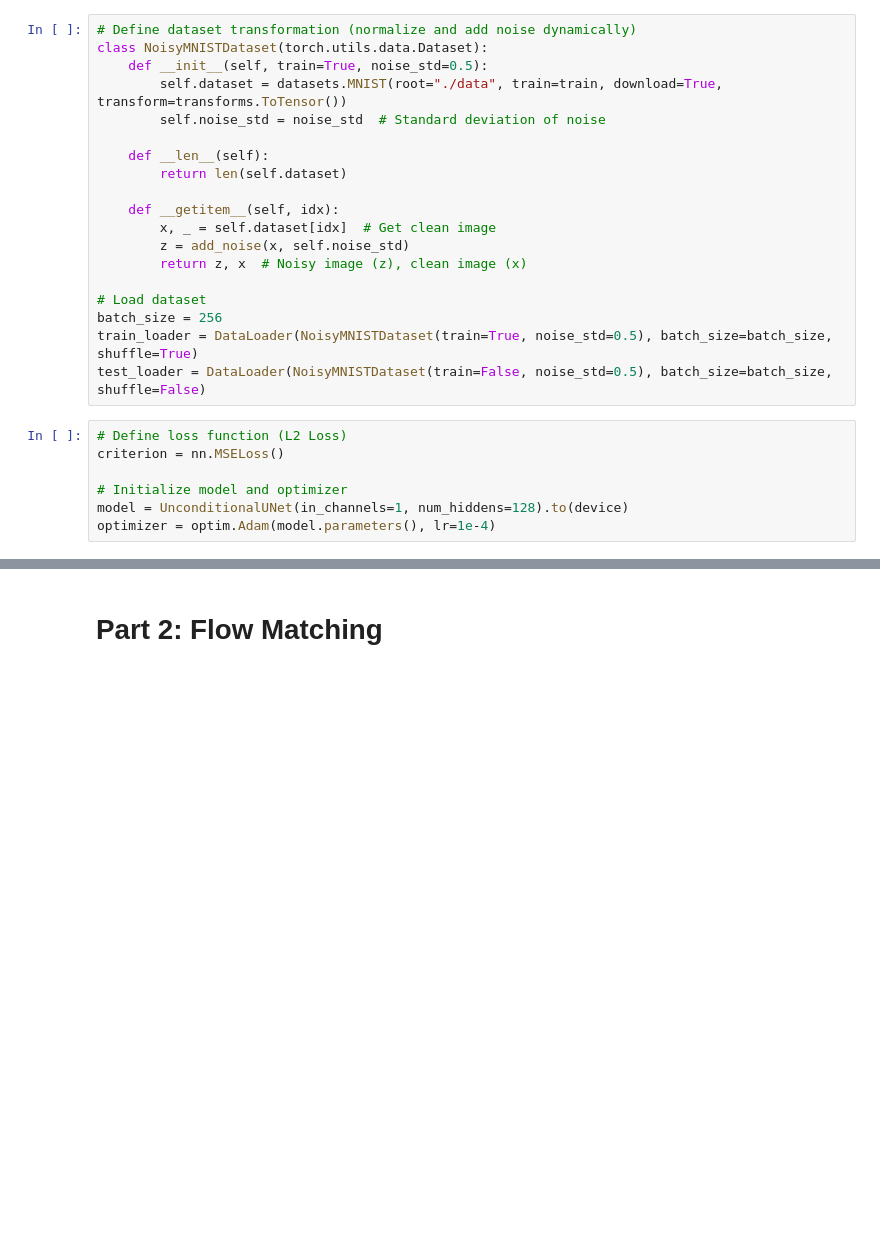
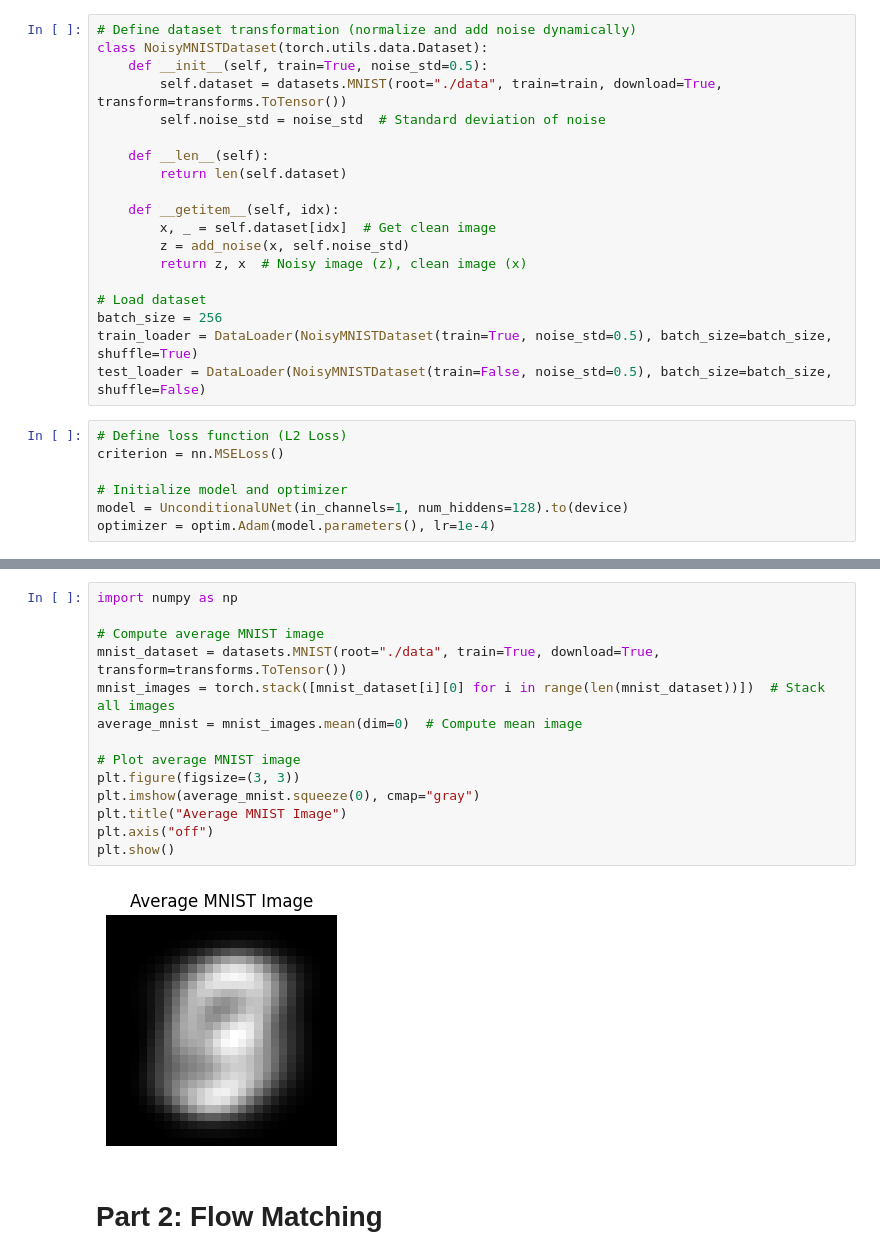
Before and after one commit to LIYunzhe1408/Flow-Matching, a Jupyter notebook: cs180_proj5b_flowmatching_starter.ipynb, the cells around one changed output, grey strips where cells are left out. Saved outputs shown, nothing was run; the diff lists cells and outputs as text; blank space fills up the shorter version.

```diff
--- a/cs180_proj5b_flowmatching_starter.ipynb
+++ b/cs180_proj5b_flowmatching_starter.ipynb
@@ -438,3 +635,19 @@ plt.show()
+# %%
+import numpy as np
+
+# Compute average MNIST image
+mnist_dataset = datasets.MNIST(root="./data", train=True, download=True, transform=transforms.ToTensor())
+mnist_images = torch.stack([mnist_dataset[i][0] for i in range(len(mnist_dataset))])  # Stack all images
+average_mnist = mnist_images.mean(dim=0)  # Compute mean image
+
+# Plot average MNIST image
+plt.figure(figsize=(3, 3))
+plt.imshow(average_mnist.squeeze(0), cmap="gray")
+plt.title("Average MNIST Image")
+plt.axis("off")
+plt.show()
+# %% [output]
+[figure, added]
 # %% [markdown]
 # Part 2: Flow Matching
 # %% [markdown]
```
Also changed, not shown: parts of 11 cells of this notebook.
